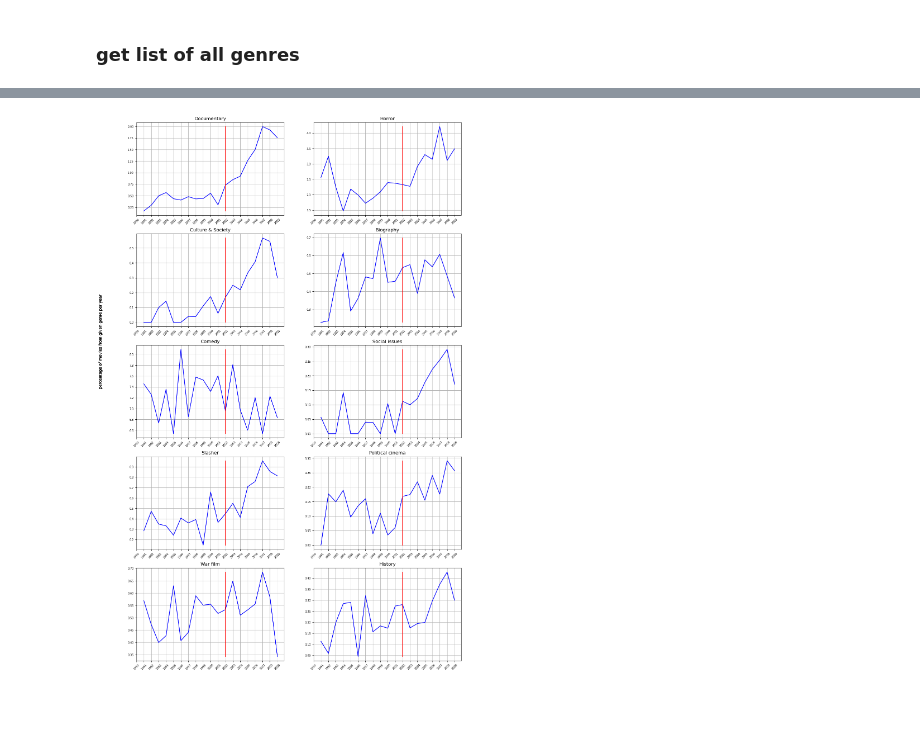
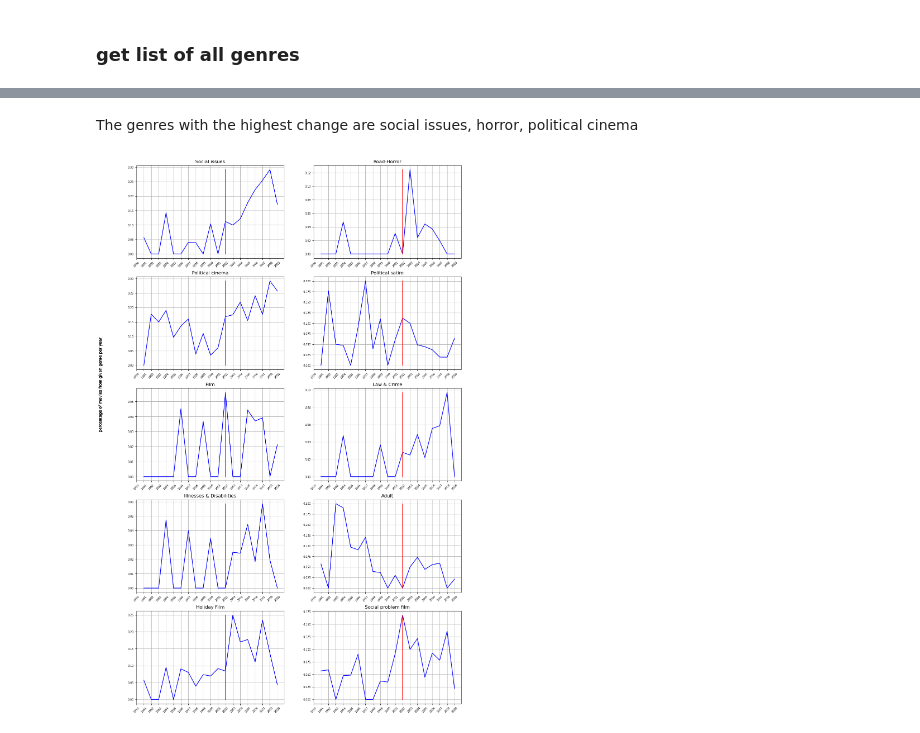
Before and after one commit to epfl-ada/ada-2024-project-adanonymous, a Jupyter notebook: src/utils/analysis_movies.ipynb, the cells around one changed output, grey strips where cells are left out. Cells and saved outputs as stored; diff of their text form; code cells hidden in the pictures; blank space fills up the shorter version.

```diff
--- a/src/utils/analysis_movies.ipynb
+++ b/src/utils/analysis_movies.ipynb
@@ -40,7 +48,8 @@ len(nonus_movies)
 genres_unique = []
 for j in movies["Movie_genres"]:
     if j is not None:
-        genres_unique.append(j[0])
+        for genre in j:
+            genres_unique.append(genre)
 genres_unique = np.unique(genres_unique)
 # %%
 # list a genre with increase in US movies
@@ -83,6 +92,9 @@ genres = ["Documentary","Horror","Culture & Society","Biography","Comedy",'Socia
 # %%
 #function to count the genre
 def count_genre(data, genre):
+    '''
+    function that countes the occurence of a given genre in the data
+    '''
     total = 0
     for j in data["Movie_genres"]:
         if j is not None:
@@ -90,7 +102,18 @@ def count_genre(data, genre):
     return total
 
 def plot_percentage_movies_genre(data, genre, year_initial, year_end, focus_year,ax, fig):
+    '''
+    a function that plot the percentage of a given genre as a function of time
+        the percentage is defined as the occurence the given genre divided by the total numbe of genres
 
+    input
+        data: the dataset
+        genre: the genre that we docus on
+        year_initial: the beginning of the period we focus on
+        year_end: the end of the period we focus on
+        focus_year: the year the event we study appears
+        ax,fig: used later for subplots
+    '''
     genre = genre
 
     # count the number of movies that have the given genre per year
@@ -115,7 +138,10 @@ def plot_percentage_movies_genre(data, genre, year_initial, year_end, focus_year
     ax.grid()
 
 def plot_percentage_movies_genre_all(data, genres, year_initial, year_end, focus_year,nrows,ncols):
+    '''
+    a function that wraps up the plots for various genres with a subplor with nrows and ncols
 
+    '''
     fig, axs = plt.subplots(nrows = nrows, ncols = ncols, figsize=(15,25))
 
     for i in range(nrows):
@@ -124,6 +150,15 @@ def plot_percentage_movies_genre_all(data, genres, year_initial, year_end, focus
             plot_percentage_movies_genre(movies, genres[i*ncols+j], year_initial, year_end, focus_year, ax, fig)
 # %%
 def get_movies_genre_change(data, genres_unique, nb_genres, year_initial, year_middle, year_end):
+    '''
+    a function that provides as an output a sorted dataset with a first column genre,
+    a second count_before the percentage of occurence of the given genre between year_innitial and year_middle
+    a third count_after the percentage of occurence of the given genre between year_middle and year_end
+    a last columns with increase/ decrease in the occurence by evaluatinf the difference between the ones before and after divided by the percentage before
+
+    the function also take as input genres_uniques the list of genres in the dataset
+    nb_genres
+    '''
     # total number of genres for movies before and after the specified year range
     before_yearly_movies = data.groupby(data.Movie_release_date.dt.year)['nb_genre'].agg('sum').reset_index()
     sum_before_yearly_movies = before_yearly_movies.loc[
@@ -164,8 +199,10 @@ def get_movies_genre_change(data, genres_unique, nb_genres, year_initial, year_m
             if j is not None:
                 sum += j.count(genres_unique[i])
         genre_count_before[i] = sum  / sum_before_yearly_movies * 100
-
-        genre_count_diff[i] =  genre_count_after[i] -   genre_count_before[i]
+        if genre_count_before[i] != 0:
+            genre_count_diff[i] =  (genre_count_after[i] -   genre_count_before[i])/genre_count_before[i]
+        else :
+             genre_count_diff[i] = 0
 
 
     df = pd.DataFrame({
@@ -177,12 +214,15 @@ def get_movies_genre_change(data, genres_unique, nb_genres, year_initial, year_m
     df["abs_diff"] = df['count_diff'].apply(lambda x: np.abs(x))
 
     # top genres based on `count_diff`
-    df = df.sort_values(by="count_diff", ascending=False).head(nb_genres)
+    df = df.sort_values(by="abs_diff", ascending=False).head(nb_genres)
     genres = df['genre'].values
 
     return df
 
 def plot_movies_genre_change(df):
+        '''
+        a function that plots a barplots for before and after the middleyear
+        '''
         fig, ax = plt.subplots(figsize=(15, 8))
         width = 0.35
         x = np.arange(len(df.genre))  #
@@ -231,5 +289,7 @@ plot_percentage_movies_genre_all(movies,df.genre.values,1930, 1950, 1945,5,2)
+# %% [markdown]
+The genres with the highest change are social issues, horror, political cinema
 # %%
-df = get_movies_genre_change(us_movies, genres_unique, -1, 1995,  2001,2005)
-plot_percentage_movies_genre_all(us_movies,genres,1990, 2010, 2002,5,2)
+df = get_movies_genre_change(us_movies, genres_unique, 20, 1997,  2002,2006)
+plot_percentage_movies_genre_all(us_movies,df.genre.values,1990, 2010, 2002,5,2)
 # %% [output]
-[figure, old version]
+[figure, new version]
```
Also changed, not shown: parts of 9 cells of this notebook.
